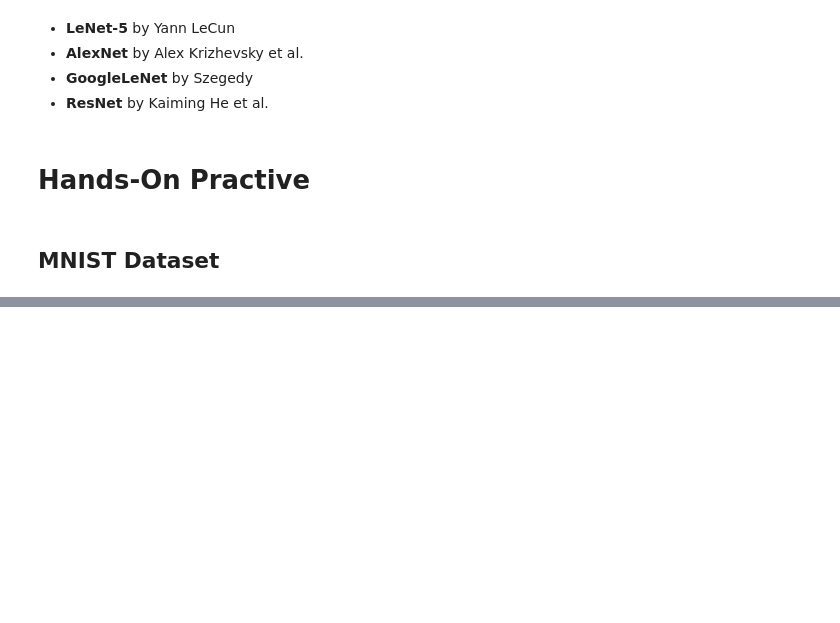
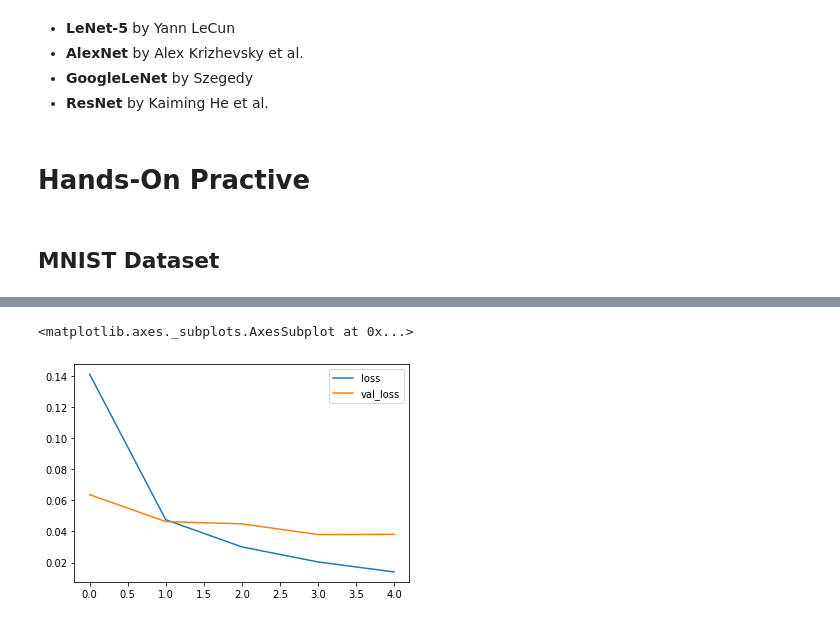
Before and after one commit to Dimisz/tensorflow_lectures, a Jupyter notebook: CNN_lecture.ipynb, the cells around one changed output, grey strips where cells are left out. Saved outputs shown, nothing was run; the diff lists cells and outputs as text; code cells hidden in the pictures; blank space fills up the shorter version.

```diff
--- a/CNN_lecture.ipynb
+++ b/CNN_lecture.ipynb
@@ -75,0 +184,21 @@ During training, units are randomly dropped, along with their connections.
+# %%
+model = Sequential()
+
+model.add(Conv2D(filters=32,
+                 kernel_size=(4,4),
+                 input_shape=(28,28,1),
+                 activation="relu"))
+
+model.add(MaxPool2D(pool_size=(2,2))) #half the kernel_size
+model.add(Flatten())
+#after flatten can add dense layers
+model.add(Dense(128, activation="relu"))
+
+#output layer / 1 neuron per class
+model.add(Dense(10, activation="softmax"))
+
+
+#compile the model
+model.compile(loss="categorical_crossentropy",
+              optimizer="adam",
+              metrics=['accuracy'])
@@ -75,0 +209,2 @@ During training, units are randomly dropped, along with their connections.
+# %%
+early_stop = EarlyStopping(monitor='val_loss', patience=1)
@@ -75,0 +213,6 @@ During training, units are randomly dropped, along with their connections.
+# %%
+model.fit(X_train,
+          y_cat_train,
+          epochs=10,
+          validation_data=(X_test, y_cat_test),
+          callbacks=[early_stop])
@@ -75,0 +233,2 @@ During training, units are randomly dropped, along with their connections.
+# %%
+metrics = pd.DataFrame(model.history.history)
@@ -75,0 +244,5 @@ During training, units are randomly dropped, along with their connections.
+# %%
+metrics[['loss', 'val_loss']].plot()
+# %% [output]
+<matplotlib.axes._subplots.AxesSubplot at 0x...>
+[figure, added]
```
Also changed, not shown: parts of 86 cells of this notebook.
